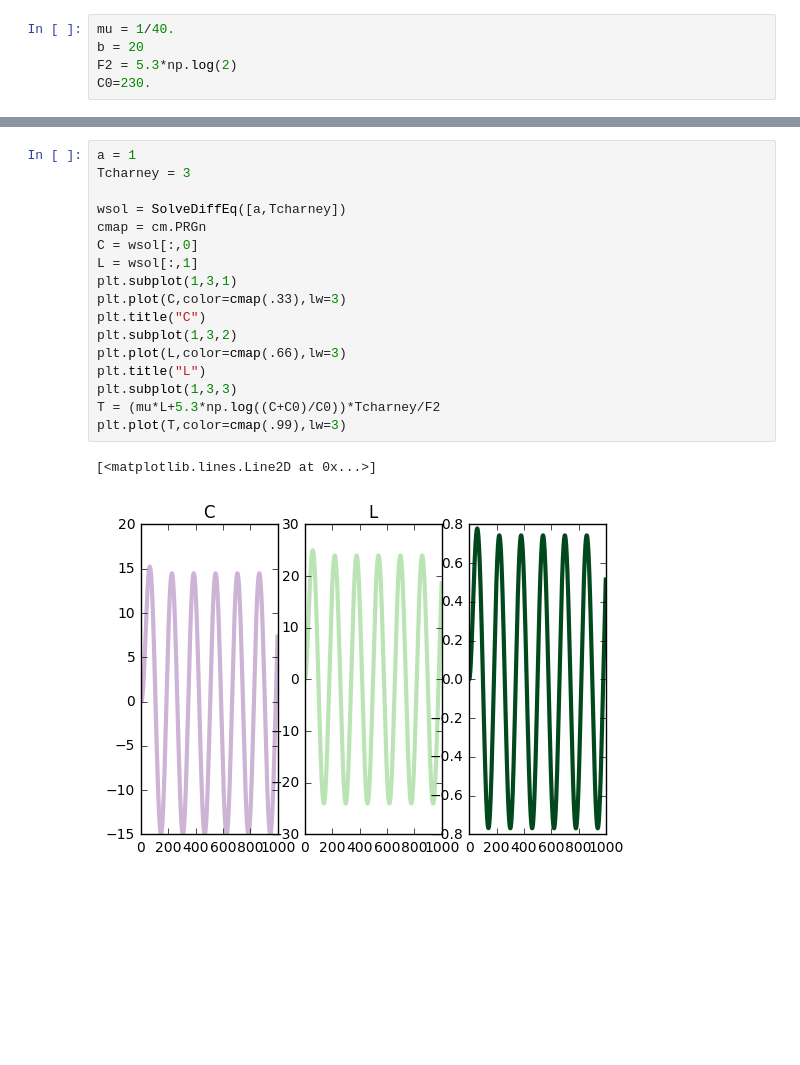
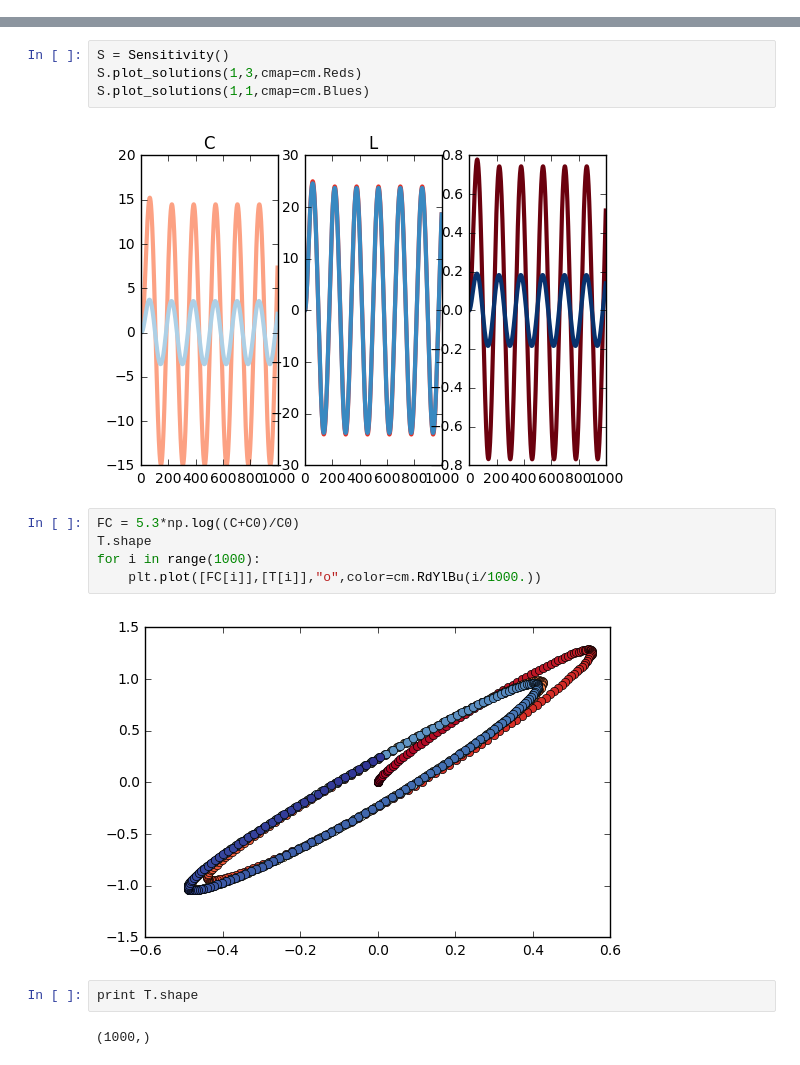
Before and after one commit to katemarvel/IceAge, a Jupyter notebook: ICEAGE.ipynb, the cells around one changed output, grey strips where cells are left out. Drawn from its saved outputs; the diff is of its cells as text; blank space fills up the shorter version.

```diff
--- a/ICEAGE.ipynb
+++ b/ICEAGE.ipynb
@@ -7,6 +8 @@ from scipy.interpolate import interp1d
 %matplotlib inline
-# %%
-mu = 1/40.
-b = 20
-F2 = 5.3*np.log(2)
-C0=230.
@@ -89,20 +98,17 @@ def SolveDiffEq(params):
-# %%
-a = 1
-Tcharney = 3
-
-wsol = SolveDiffEq([a,Tcharney])
-cmap = cm.PRGn
-C = wsol[:,0]
-L = wsol[:,1]
-plt.subplot(1,3,1)
-plt.plot(C,color=cmap(.33),lw=3)
-plt.title("C")
-plt.subplot(1,3,2)
-plt.plot(L,color=cmap(.66),lw=3)
-plt.title("L")
-plt.subplot(1,3,3)
-T = (mu*L+5.3*np.log((C+C0)/C0))*Tcharney/F2
-plt.plot(T,color=cmap(.99),lw=3)
-# %% [output]
-[<matplotlib.lines.Line2D at 0x...>]
-[figure, removed]
+# %%
+S = Sensitivity()
+S.plot_solutions(1,3,cmap=cm.Reds)
+S.plot_solutions(1,1,cmap=cm.Blues)
+# %% [output]
+[figure, added]
+# %%
+FC = 5.3*np.log((C+C0)/C0)
+T.shape
+for i in range(1000):
+    plt.plot([FC[i]],[T[i]],"o",color=cm.RdYlBu(i/1000.))
+# %% [output]
+[figure, added]
+# %%
+print T.shape
+# %% [output]
+(1000,)
```
Also changed, not shown: parts of 4 cells of this notebook.
